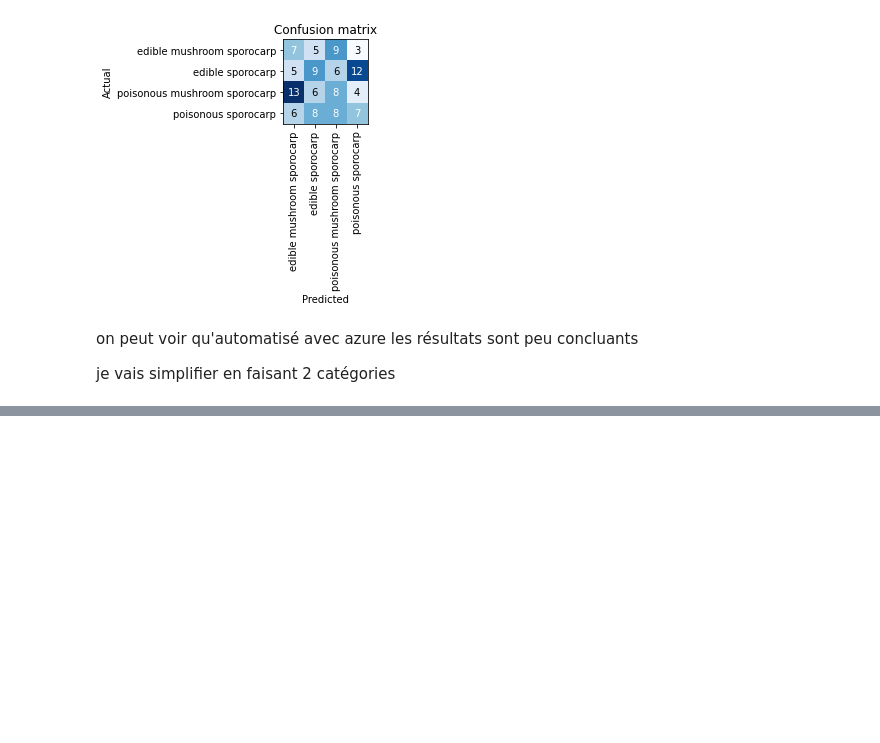
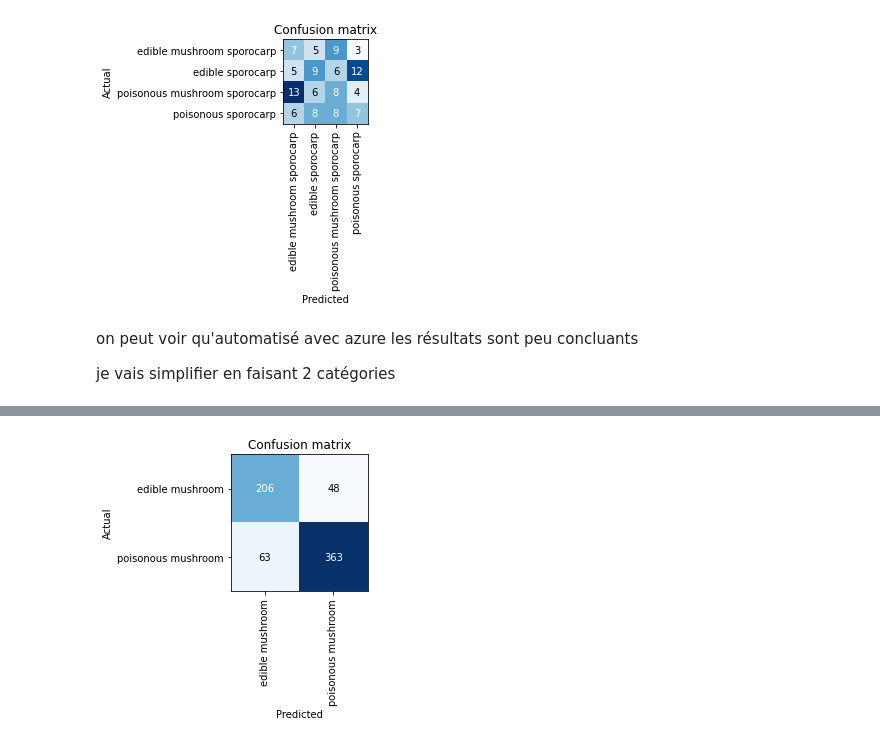
Before and after one commit to ArmandBroutinDev/cours-deeplearning, a Jupyter notebook: mushroompicker.ipynb, the cells around one changed output, grey strips where cells are left out. Drawn from its saved outputs; the diff is of its cells as text; code cells hidden in the pictures; blank space fills up the shorter version.

```diff
--- a/mushroompicker.ipynb
+++ b/mushroompicker.ipynb
@@ -313,0 +348,3 @@ fns
+# %%
+learn = cnn_learner(dls, resnet34, metrics=error_rate)
+learn.fine_tune(4)
@@ -313,0 +359,4 @@ fns
+# %%
+interp = ClassificationInterpretation.from_learner(learn)
+interp.plot_confusion_matrix()
+# %% [output]
@@ -313,0 +364 @@ fns
+[figure, added]
```
Also changed, not shown: parts of 18 cells of this notebook.
